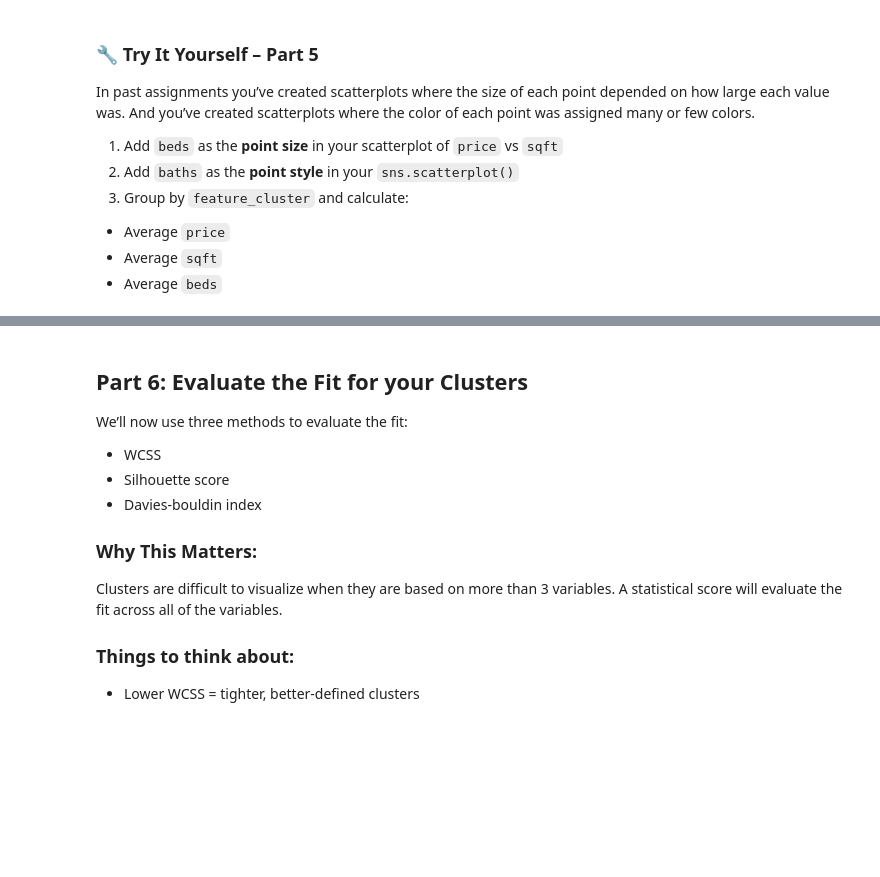
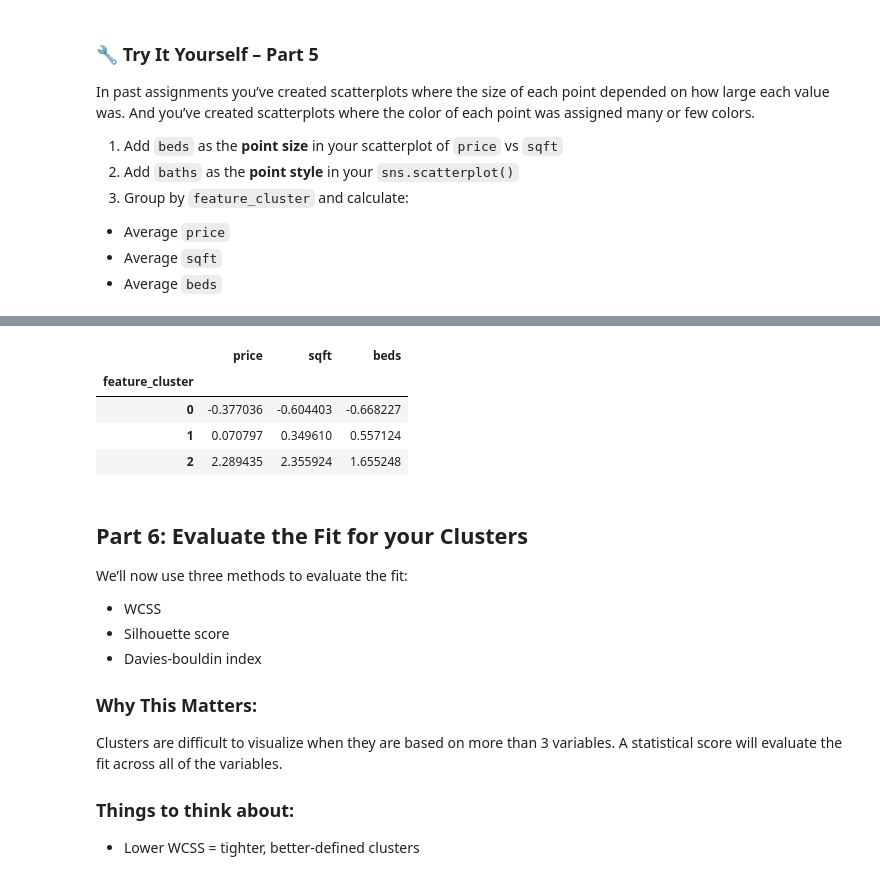
Before and after one commit to daxtonhunter2634-glitch/IS4460, a Jupyter notebook: Labs/lab_09_clustering.ipynb, the cells around one changed output, grey strips where cells are left out. Saved outputs shown, nothing was run; the diff lists cells and outputs as text; code cells hidden in the pictures; blank space fills up the shorter version.

```diff
--- a/Labs/lab_09_clustering.ipynb
+++ b/Labs/lab_09_clustering.ipynb
@@ -330,3 +402,12 @@ In past assignments you’ve created scatterplots where the size of each point d
+# %%
+cluster_means = scaled_df.groupby('feature_cluster')[['price', 'sqft', 'beds']].mean()
+display(cluster_means)
+# %% [output]
+|  | price | sqft | beds |
+| feature_cluster |  |  |  |
+| 0 | -0.377036 | -0.604403 | -0.668227 |
+| 1 | 0.070797 | 0.349610 | 0.557124 |
+| 2 | 2.289435 | 2.355924 | 1.655248 |
 # %% [markdown]
 ## Part 6: Evaluate the Fit for your Clusters
 
```
Also changed, not shown: parts of 18 cells of this notebook.
